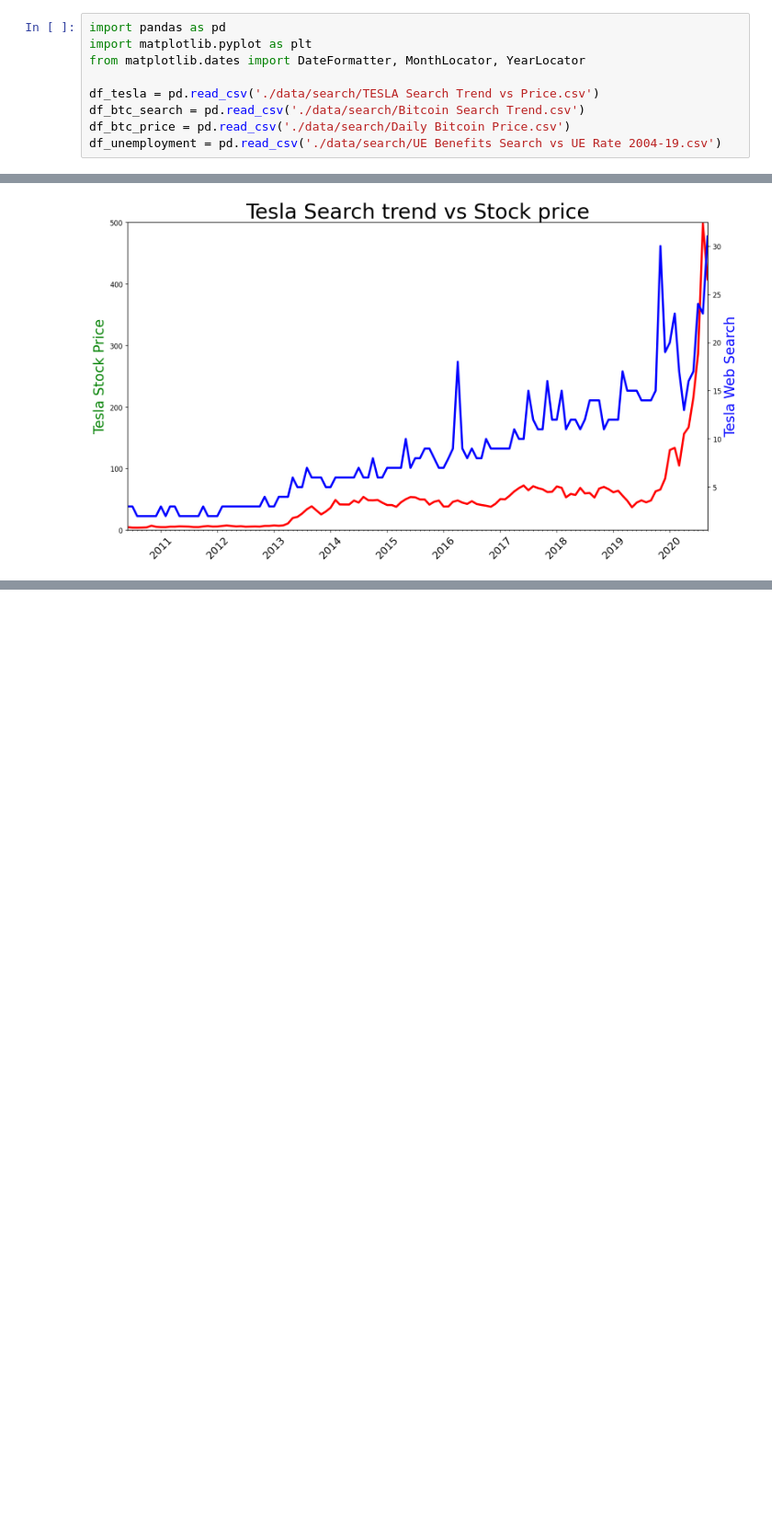
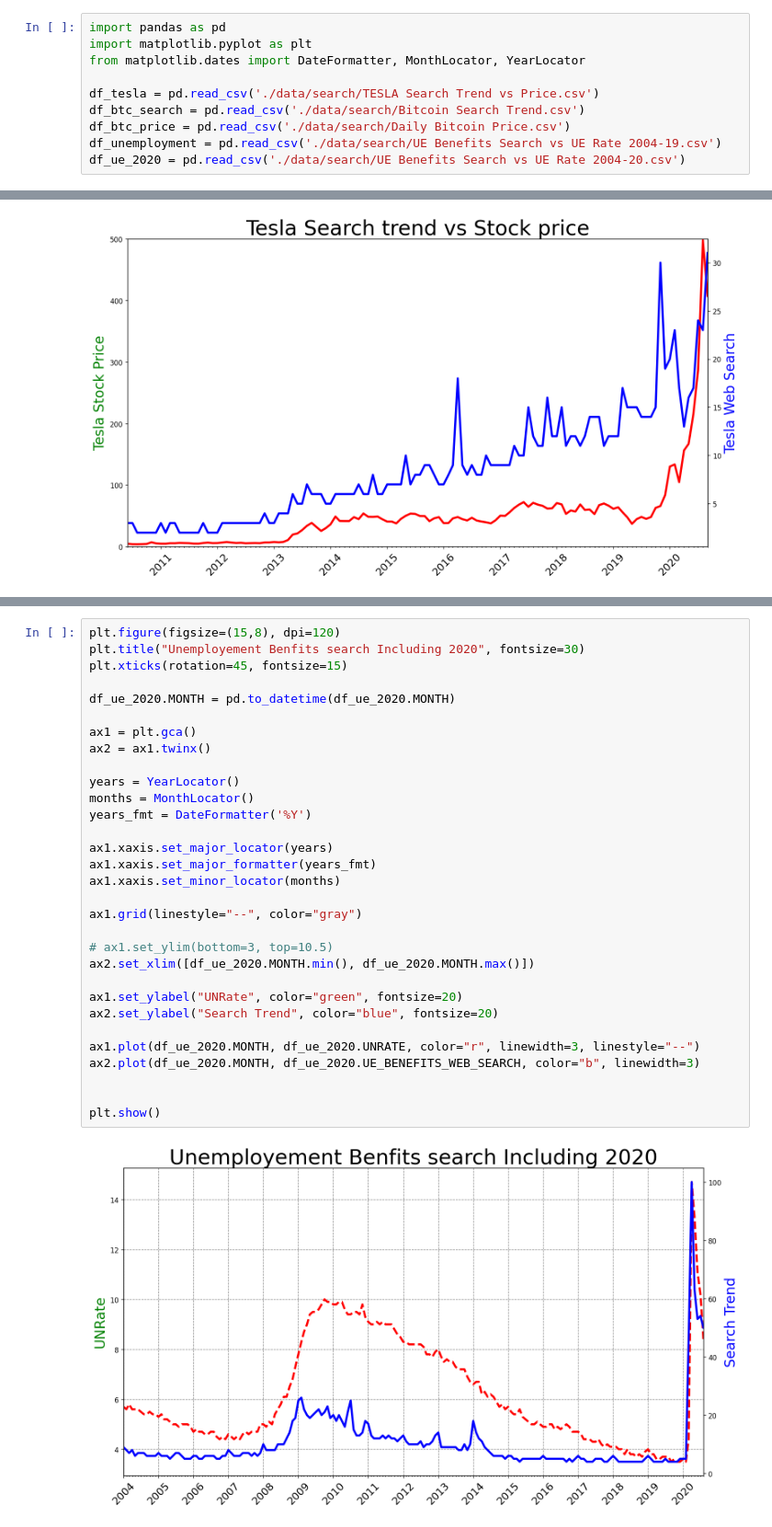
Before and after one commit to saklayenahmed/python-data-analysis, a Jupyter notebook: pandas_03.ipynb, the cells around one changed output, grey strips where cells are left out. Shown at 92% size. Saved outputs shown, nothing was run; the diff lists cells and outputs as text; blank space fills up the shorter version.

```diff
--- a/pandas_03.ipynb
+++ b/pandas_03.ipynb
@@ -7,6 +7,7 @@ df_tesla = pd.read_csv('./data/search/TESLA Search Trend vs Price.csv')
 df_btc_search = pd.read_csv('./data/search/Bitcoin Search Trend.csv')
 df_btc_price = pd.read_csv('./data/search/Daily Bitcoin Price.csv')
 df_unemployment = pd.read_csv('./data/search/UE Benefits Search vs UE Rate 2004-19.csv')
+df_ue_2020 = pd.read_csv('./data/search/UE Benefits Search vs UE Rate 2004-20.csv')
 # %%
 df_tesla.shape
 # %% [output]
@@ -204,0 +277,33 @@ plt.show()
+# %%
+plt.figure(figsize=(15,8), dpi=120)
+plt.title("Unemployement Benfits search Including 2020", fontsize=30)
+plt.xticks(rotation=45, fontsize=15)
+
+df_ue_2020.MONTH = pd.to_datetime(df_ue_2020.MONTH)
+
+ax1 = plt.gca()
+ax2 = ax1.twinx()
+
+years = YearLocator()
+months = MonthLocator()
+years_fmt = DateFormatter('%Y')
+
+ax1.xaxis.set_major_locator(years)
+ax1.xaxis.set_major_formatter(years_fmt)
+ax1.xaxis.set_minor_locator(months)
+
+ax1.grid(linestyle="--", color="gray")
+
+# ax1.set_ylim(bottom=3, top=10.5)
+ax2.set_xlim([df_ue_2020.MONTH.min(), df_ue_2020.MONTH.max()])
+
+ax1.set_ylabel("UNRate", color="green", fontsize=20)
+ax2.set_ylabel("Search Trend", color="blue", fontsize=20)
+
+ax1.plot(df_ue_2020.MONTH, df_ue_2020.UNRATE, color="r", linewidth=3, linestyle="--")
+ax2.plot(df_ue_2020.MONTH, df_ue_2020.UE_BENEFITS_WEB_SEARCH, color="b", linewidth=3)
+
+
+plt.show()
+# %% [output]
+[figure, added]
```
Also changed, not shown: parts of 4 cells of this notebook.
